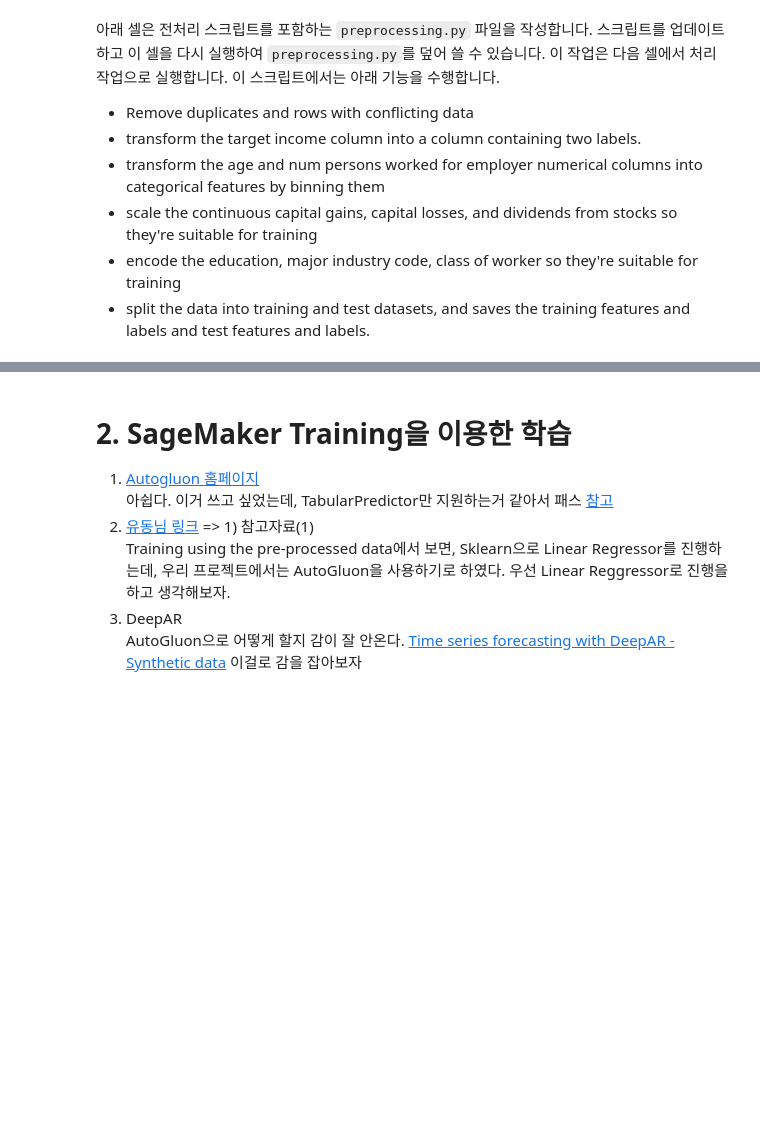
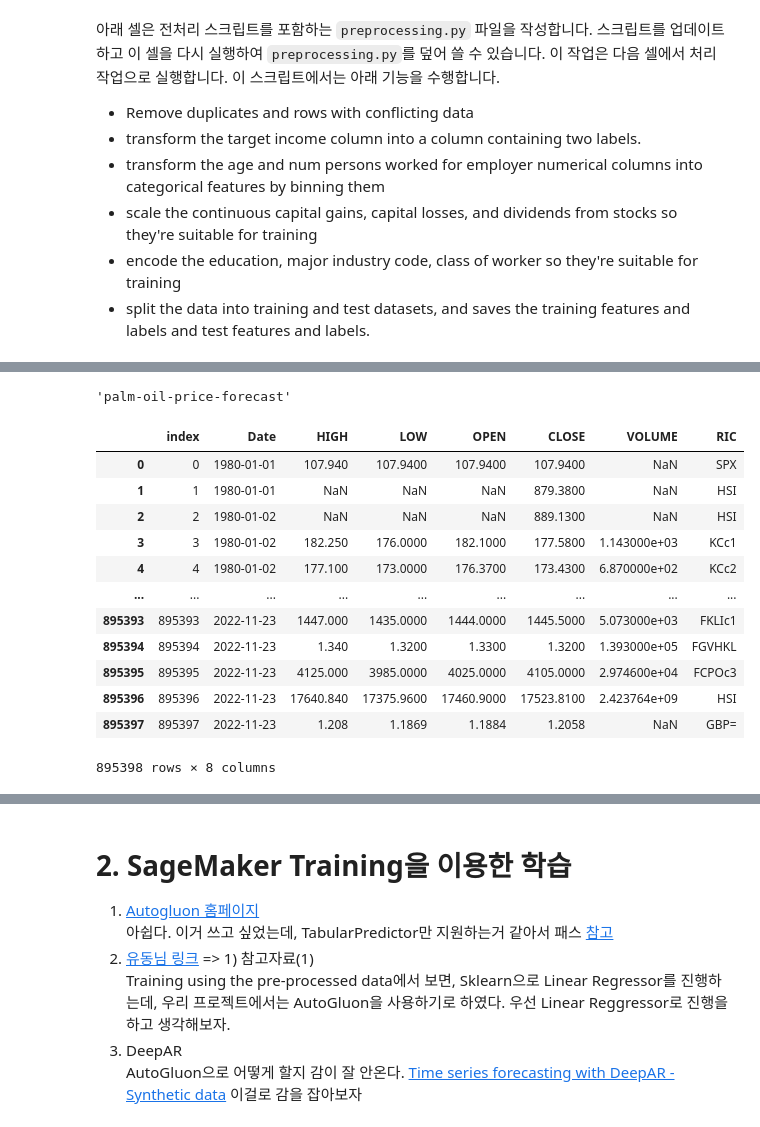
Before and after one commit to gwangjinjeong/palm-oil-price-forecast, a Jupyter notebook: 1. MLOps_Env4palm.ipynb, the cells around one changed output, grey strips where cells are left out. Saved outputs shown, nothing was run; the diff lists cells and outputs as text; code cells hidden in the pictures; blank space fills up the shorter version.

```diff
--- a/MLOps_Env4palm.ipynb
+++ b/1. MLOps_Env4palm.ipynb
@@ -862,0 +1202,20 @@ NameError: name 'df_test' is not defined
+# %%
+BUCKET_NAME_USECASE
+# %% [output]
+'palm-oil-price-forecast'
+# %%
+df_all.reset_index()
+# %% [output]
+|  | index | Date | HIGH | LOW | OPEN | CLOSE | VOLUME | RIC |
+| 0 | 0 | 1980-01-01 | 107.940 | 107.9400 | 107.9400 | 107.9400 | NaN | SPX |
+| 1 | 1 | 1980-01-01 | NaN | NaN | NaN | 879.3800 | NaN | HSI |
+| 2 | 2 | 1980-01-02 | NaN | NaN | NaN | 889.1300 | NaN | HSI |
+| 3 | 3 | 1980-01-02 | 182.250 | 176.0000 | 182.1000 | 177.5800 | 1.143000e+03 | KCc1 |
+| 4 | 4 | 1980-01-02 | 177.100 | 173.0000 | 176.3700 | 173.4300 | 6.870000e+02 | KCc2 |
+| ... | ... | ... | ... | ... | ... | ... | ... | ... |
+| 895393 | 895393 | 2022-11-23 | 1447.000 | 1435.0000 | 1444.0000 | 1445.5000 | 5.073000e+03 | FKLIc1 |
+| 895394 | 895394 | 2022-11-23 | 1.340 | 1.3200 | 1.3300 | 1.3200 | 1.393000e+05 | FGVHKL |
+| 895395 | 895395 | 2022-11-23 | 4125.000 | 3985.0000 | 4025.0000 | 4105.0000 | 2.974600e+04 | FCPOc3 |
+| 895396 | 895396 | 2022-11-23 | 17640.840 | 17375.9600 | 17460.9000 | 17523.8100 | 2.423764e+09 | HSI |
+| 895397 | 895397 | 2022-11-23 | 1.208 | 1.1869 | 1.1884 | 1.2058 | NaN | GBP= |
+895398 rows × 8 columns
```
Also changed, not shown: parts of 179 cells of this notebook, 10 other files.
